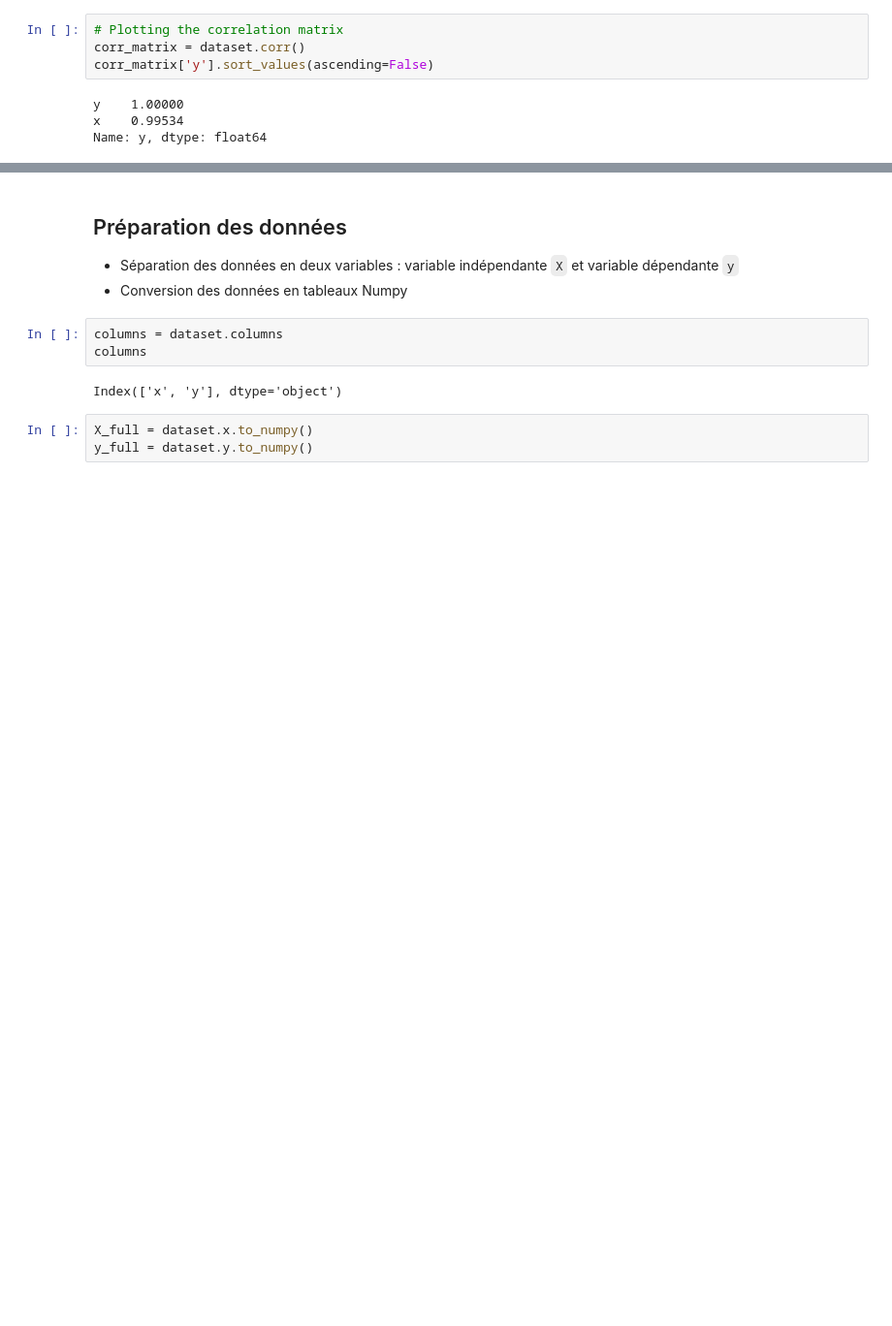
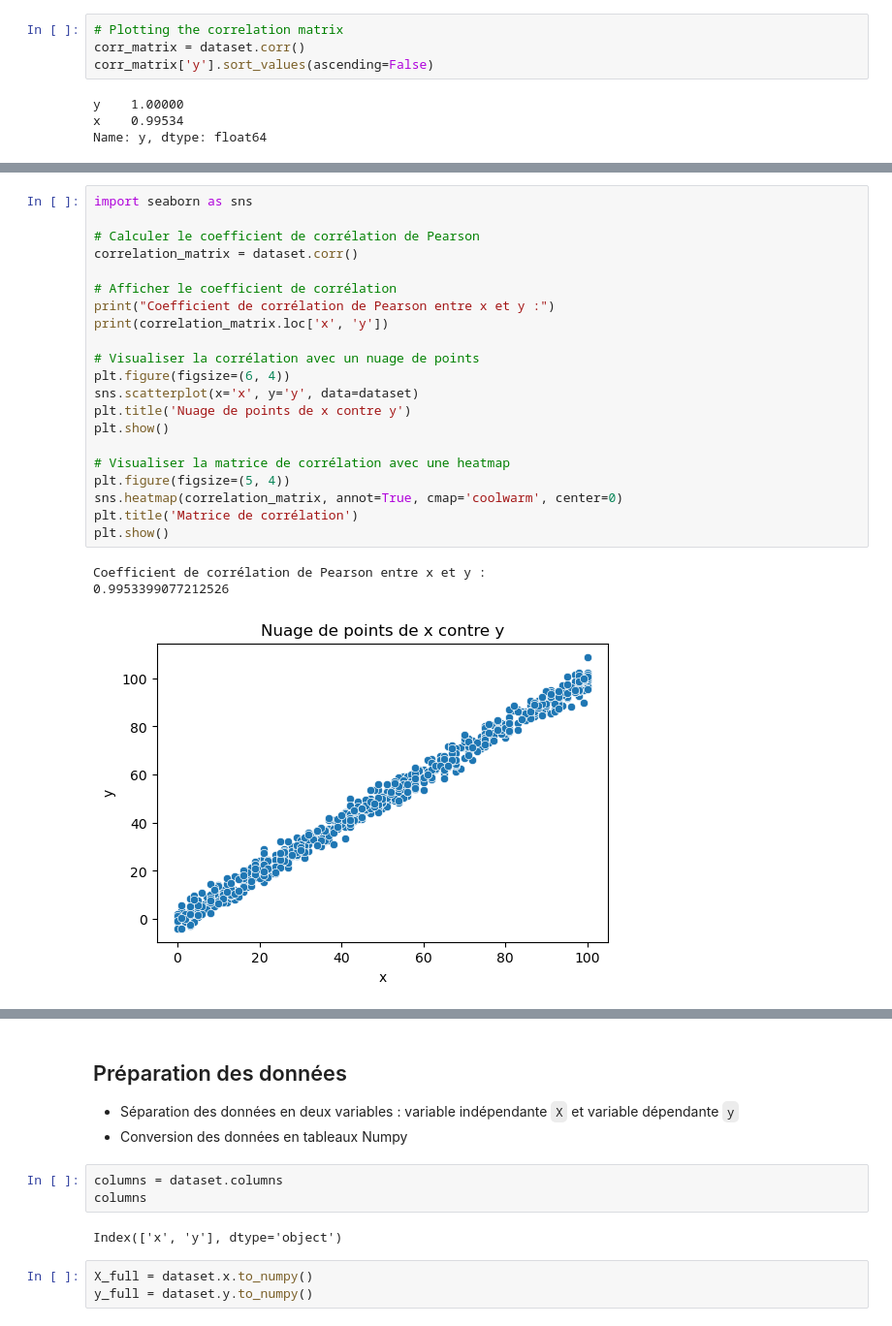
Before and after one commit to All-Khwarizmi/blog_quarto, a Jupyter notebook: posts/regression/index.ipynb, the cells around one changed output, grey strips where cells are left out. Shown: that part at 97% size. Drawn from its saved outputs; the diff is of its cells as text; blank space fills up the shorter version.

```diff
--- a/posts/regression/index.ipynb
+++ b/posts/regression/index.ipynb
@@ -94,0 +94,25 @@ plt.show()
+# %%
+import seaborn as sns
+
+# Calculer le coefficient de corrélation de Pearson
+correlation_matrix = dataset.corr()
+
+# Afficher le coefficient de corrélation
+print("Coefficient de corrélation de Pearson entre x et y :")
+print(correlation_matrix.loc['x', 'y'])
+
+# Visualiser la corrélation avec un nuage de points
+plt.figure(figsize=(6, 4))
+sns.scatterplot(x='x', y='y', data=dataset)
+plt.title('Nuage de points de x contre y')
+plt.show()
+
+# Visualiser la matrice de corrélation avec une heatmap
+plt.figure(figsize=(5, 4))
+sns.heatmap(correlation_matrix, annot=True, cmap='coolwarm', center=0)
+plt.title('Matrice de corrélation')
+plt.show()
+# %% [output]
+Coefficient de corrélation de Pearson entre x et y :
+0.9953399077212526
+[figure, added]
```
Also changed, not shown: parts of 8 cells of this notebook.
